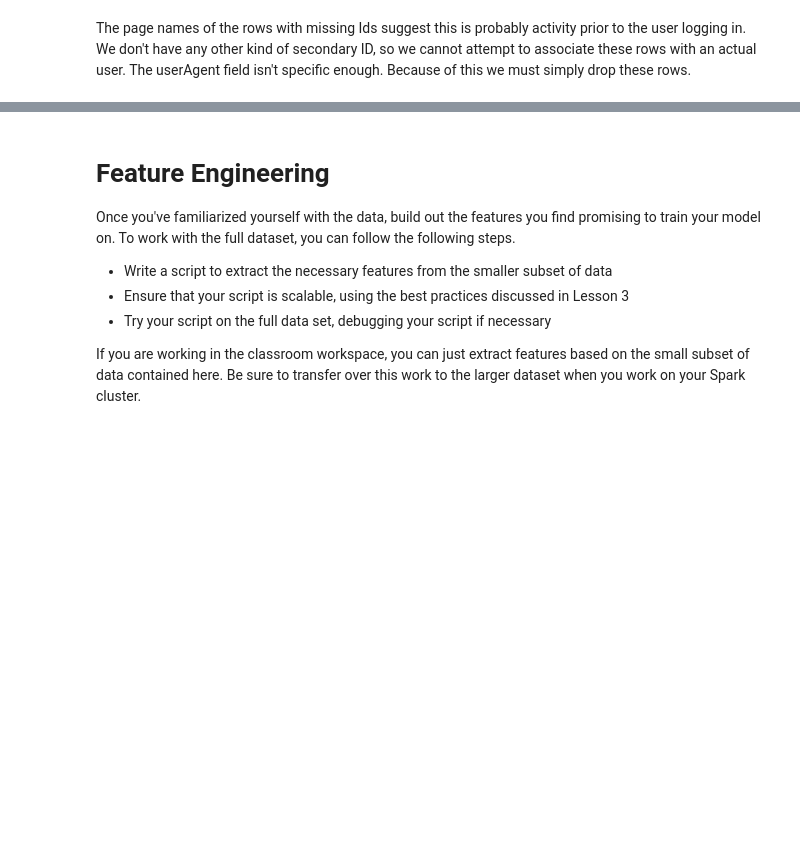
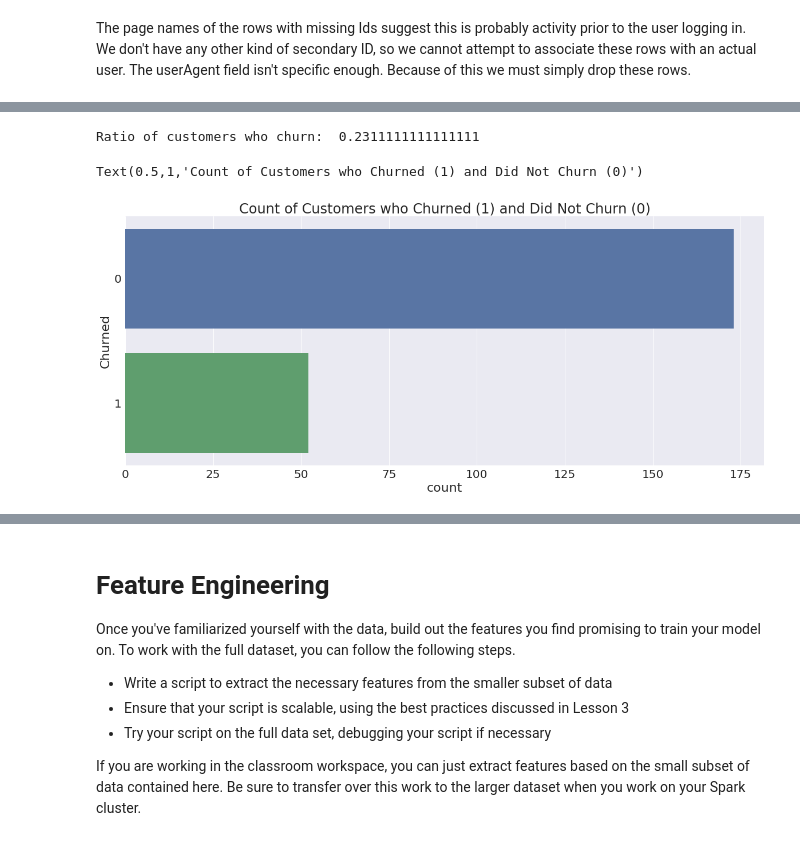
Before and after one commit to nealedenton/Udacity_Sparkify, a Jupyter notebook: Sparkify.ipynb, the cells around one changed output, grey strips where cells are left out. Saved outputs shown, nothing was run; the diff lists cells and outputs as text; code cells hidden in the pictures; blank space fills up the shorter version.

Commit message:
Updated notebook, added several visualisations

```diff
--- a/Sparkify.ipynb
+++ b/Sparkify.ipynb
@@ -381,8 +357,10 @@ only showing top 20 rows
 # %%
+#Create grouped by data frame to aggregate at user level to allow us to create some visualisations
 users_grouped = user_log_valid.groupby("userId")\
                     .agg({"cancelled" : "sum",
                          "page" : "count",
                          "gender" : 'approx_count_distinct'})\
-                    .withColumnRenamed("sum(cancelled)", "cancelled_sum")
+                    .withColumnRenamed("sum(cancelled)", "Churned")\
+                    .withColumnRenamed("count(page)", "Page Views")
 users_grouped.show()
 # %% [output]
@@ -412,0 +384,18 @@ user_page_events.toPandas().groupby("event_Cancellation_Confirmation").mean()
+# %%
+#Put out data frame into pandas format for ease of visualisation with matplotlib or seaborn
+users_grouped_pd = users_grouped.toPandas()
+# %%
+churn_percentage = users_grouped_pd['Churned'].mean()
+print('Ratio of customers who churn:  {}'.format(churn_percentage))
+# %% [output]
+Ratio of customers who churn:  0.2311111111111111
+# %%
+#Create bar plot to compare population size of those who churned and those who did not churn
+fig, ax = plt.subplots(figsize = dimensions)
+
+ax = sns.countplot(y="Churned", orient = 'h', data=users_grouped_pd)
+
+ax.set_title('Count of Customers who Churned (1) and Did Not Churn (0)')
+# %% [output]
+Text(0.5,1,'Count of Customers who Churned (1) and Did Not Churn (0)')
+[figure, added]
```
Also changed, not shown: parts of 23 cells of this notebook.
